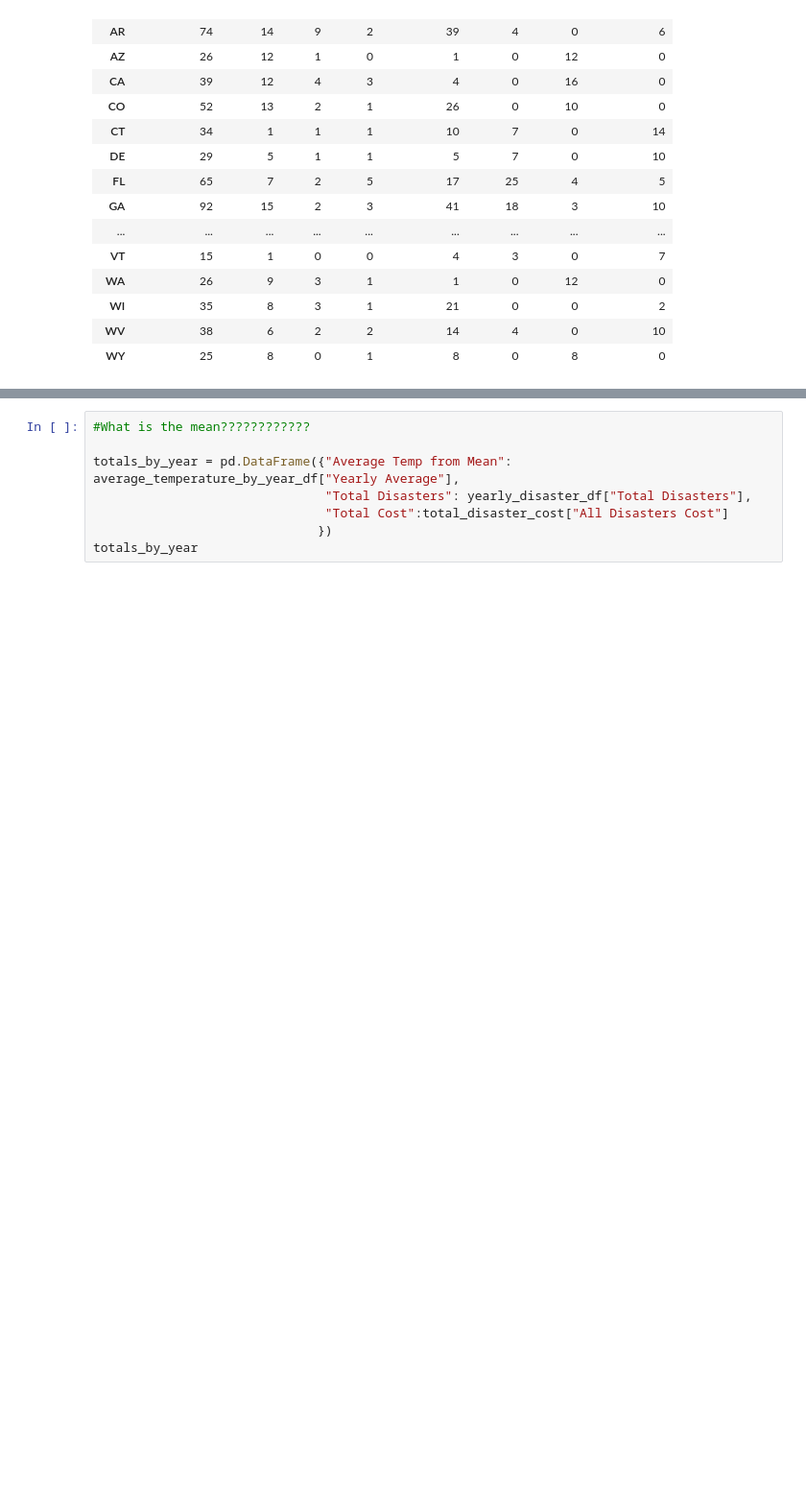
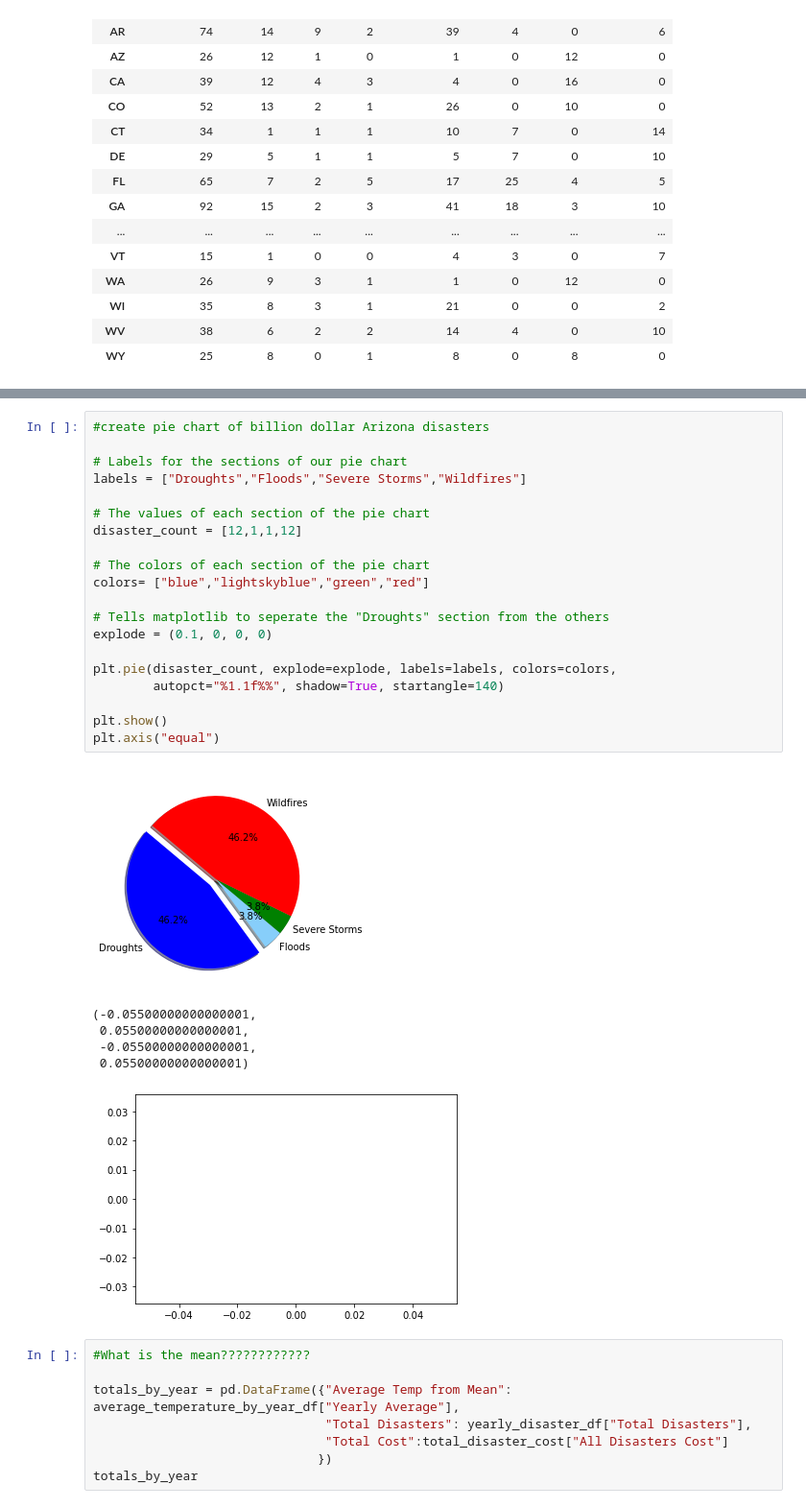
Before and after one commit to erinmann12/climate-project, a Jupyter notebook: MainProject.ipynb, the cells around one changed output, grey strips where cells are left out. Shown at 96% size. Cells and saved outputs as stored; diff of their text form; blank space fills up the shorter version.

```diff
--- a/MainProject.ipynb
+++ b/MainProject.ipynb
@@ -490,3 +683,30 @@ Name: Types, dtype: int64
+# %%
+#create pie chart of billion dollar Arizona disasters
+
+# Labels for the sections of our pie chart
+labels = ["Droughts","Floods","Severe Storms","Wildfires"]
+
+# The values of each section of the pie chart
+disaster_count = [12,1,1,12]
+
+# The colors of each section of the pie chart
+colors= ["blue","lightskyblue","green","red"]
+
+# Tells matplotlib to seperate the "Droughts" section from the others
+explode = (0.1, 0, 0, 0)
+
+plt.pie(disaster_count, explode=explode, labels=labels, colors=colors,
+        autopct="%1.1f%%", shadow=True, startangle=140)
+
+plt.show()
+plt.axis("equal")
+# %% [output]
+[figure, added]
+(-0.05500000000000001,
+ 0.05500000000000001,
+ -0.05500000000000001,
+ 0.05500000000000001)
+[figure, added]
 # %%
 #What is the mean????????????
 
```
Also changed, not shown: parts of 27 cells of this notebook.
